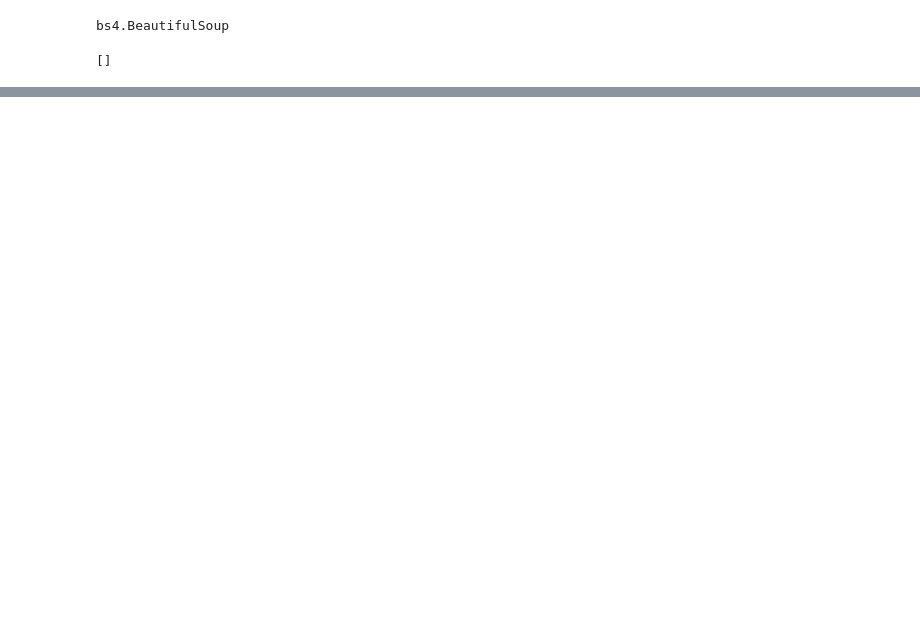
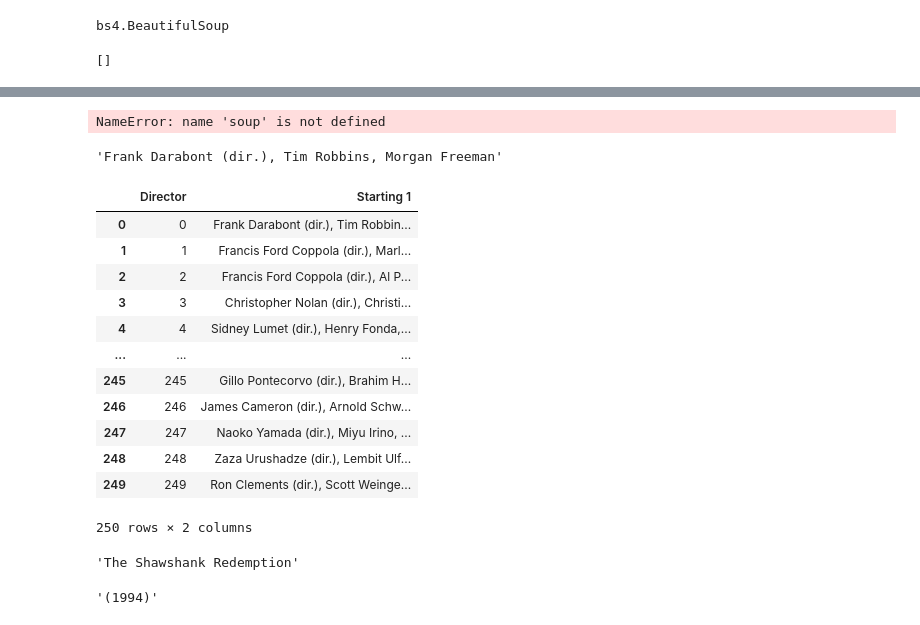
Before and after one commit to alieubaldeh1/Movies_Recomendations, a Jupyter notebook: draft.py.ipynb, the cells around one changed output, grey strips where cells are left out. Saved outputs shown, nothing was run; the diff lists cells and outputs as text; code cells hidden in the pictures; blank space fills up the shorter version.

```diff
--- a/draft.py.ipynb
+++ b/draft.py.ipynb
@@ -125,0 +108,2 @@ something
+# %%
+soup = BeautifulSoup(response.text, 'html.parser')
@@ -125,0 +132,14 @@ something
+# %%
+inner_movietags = soup.select('td.titleColumn a')
+#inner_movietags
+# %% [output]
+NameError: name 'soup' is not defined
+# %%
+actors_1 = inner_movietags[0]['title']
+actors_1
+# %% [output]
+'Frank Darabont (dir.), Tim Robbins, Morgan Freeman'
+# %%
+actor_list = []
+for i in range(len(inner_movietags)):
+    actor_list.append([i, inner_movietags[i]['title']])
@@ -125,0 +151,23 @@ something
+# %%
+actors_df = DataFrame(actor_list, columns=['Director', 'Starting 1'])
+# %%
+actors_df
+# %% [output]
+|  | Director | Starting 1 |
+| 0 | 0 | Frank Darabont (dir.), Tim Robbin... |
+| 1 | 1 | Francis Ford Coppola (dir.), Marl... |
+| 2 | 2 | Francis Ford Coppola (dir.), Al P... |
+| 3 | 3 | Christopher Nolan (dir.), Christi... |
+| 4 | 4 | Sidney Lumet (dir.), Henry Fonda,... |
+| ... | ... | ... |
+| 245 | 245 | Gillo Pontecorvo (dir.), Brahim H... |
+| 246 | 246 | James Cameron (dir.), Arnold Schw... |
+| 247 | 247 | Naoko Yamada (dir.), Miyu Irino, ... |
+| 248 | 248 | Zaza Urushadze (dir.), Lembit Ulf... |
+| 249 | 249 | Ron Clements (dir.), Scott Weinge... |
+250 rows × 2 columns
+# %%
+movie_title_1 = inner_movietags[0].text
+movie_title_1
+# %% [output]
+'The Shawshank Redemption'
@@ -125,0 +178,4 @@ something
+# %%
+year_one
+# %% [output]
+'(1994)'
```
Also changed, not shown: parts of 52 cells of this notebook, 2 other files.
